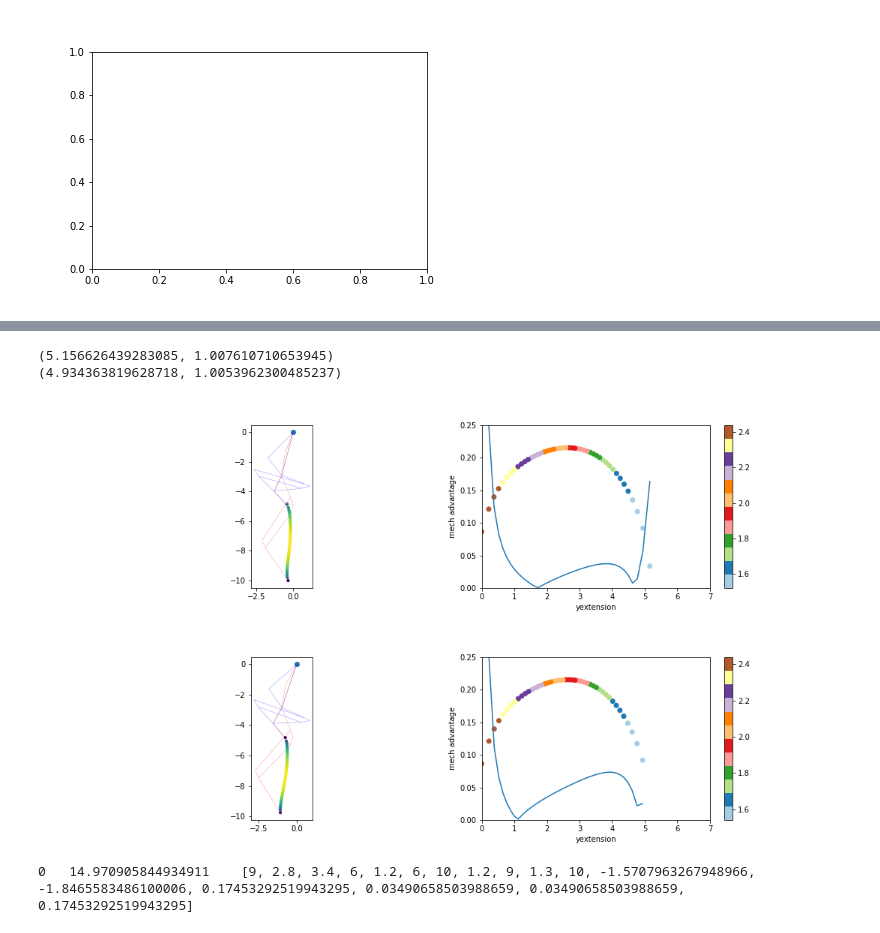
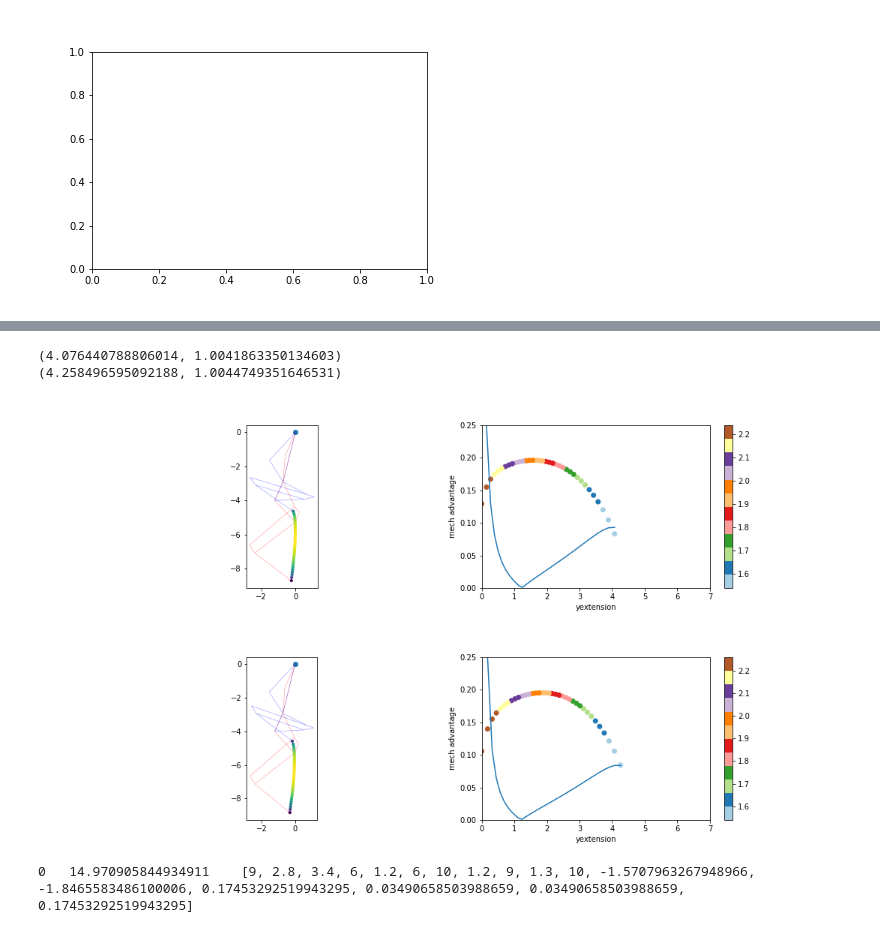
Before and after one commit to qwertpas/saltosim, a Jupyter notebook: notebooks/linkage.ipynb, the cells around one changed output, grey strips where cells are left out. Drawn from its saved outputs; the diff is of its cells as text; code cells hidden in the pictures.

```diff
--- a/notebooks/linkage.ipynb
+++ b/notebooks/linkage.ipynb
@@ -328,54 +328,52 @@ def try_config(min_Lx=4, max_Lx=8.4, step=0.1):
 # %%
 # reset_link_constants()
 # print(try_config(min_Lx=1, max_Lx=3, step=0.02))
 
 reset_link_constants()
 L1 = 3
 L2 = 1.2
 L3 = 1.5
-# L4 = 1.6
+L4 = 1.6
 L5 = 0.45
-# L6 = 1.95
-# L7 = 3.5
-# L8 = 0.6
-# L9 = 3
+L6 = 1.75
+L7 = 3.5
+L8 = 0.6
+L9 = 3
 L10 = 0.55
 L11 = 2.7
-theta1 = radians(-105)
-theta2 = radians(-115)
+theta1 = radians(-104)
+theta2 = radians(-114)
 thetaA = radians(30)
-thetaB = radians(0)
+thetaB = radians(-10)
 thetaC = radians(30)
-thetaD = radians(10)
+thetaD = radians(20)
 print(try_config(min_Lx=0.5, max_Lx=3, step=0.02))
-
-
 
 #good constants below
 reset_link_constants()
 L1 = 3
 L2 = 1.2
 L3 = 1.5
-# L4 = 1.6
+L4 = 1.6
 L5 = 0.45
-# L6 = 1.95
-# L7 = 3.5
-# L8 = 0.6
-# L9 = 3
+L6 = 1.75
+L7 = 3.5
+L8 = 0.6
+L9 = 3
 L10 = 0.55
 L11 = 2.7
-theta1 = radians(-109)
-theta2 = radians(-119)
+theta1 = radians(-104)
+theta2 = radians(-114)
 thetaA = radians(30)
-thetaB = radians(0)
+thetaB = radians(-7)
 thetaC = radians(30)
-thetaD = radians(10)
+thetaD = radians(20)
 print(try_config(min_Lx=0.5, max_Lx=3, step=0.02))
 # %% [output]
-(5.156626439283085, 1.007610710653945)
-(4.934363819628718, 1.0053962300485237)
+(4.076440788806014, 1.0041863350134603)
+(4.258496595092188, 1.0044749351646531)
-[figure, old version]
+[figure, new version]
-[figure, old version]
+[figure, new version]
 # %%
 from scipy.optimize import *
 def objective(param, info={'Nfeval':0}, min_Lx=4, max_Lx=8, step=0.05, doPlot=False):
```
